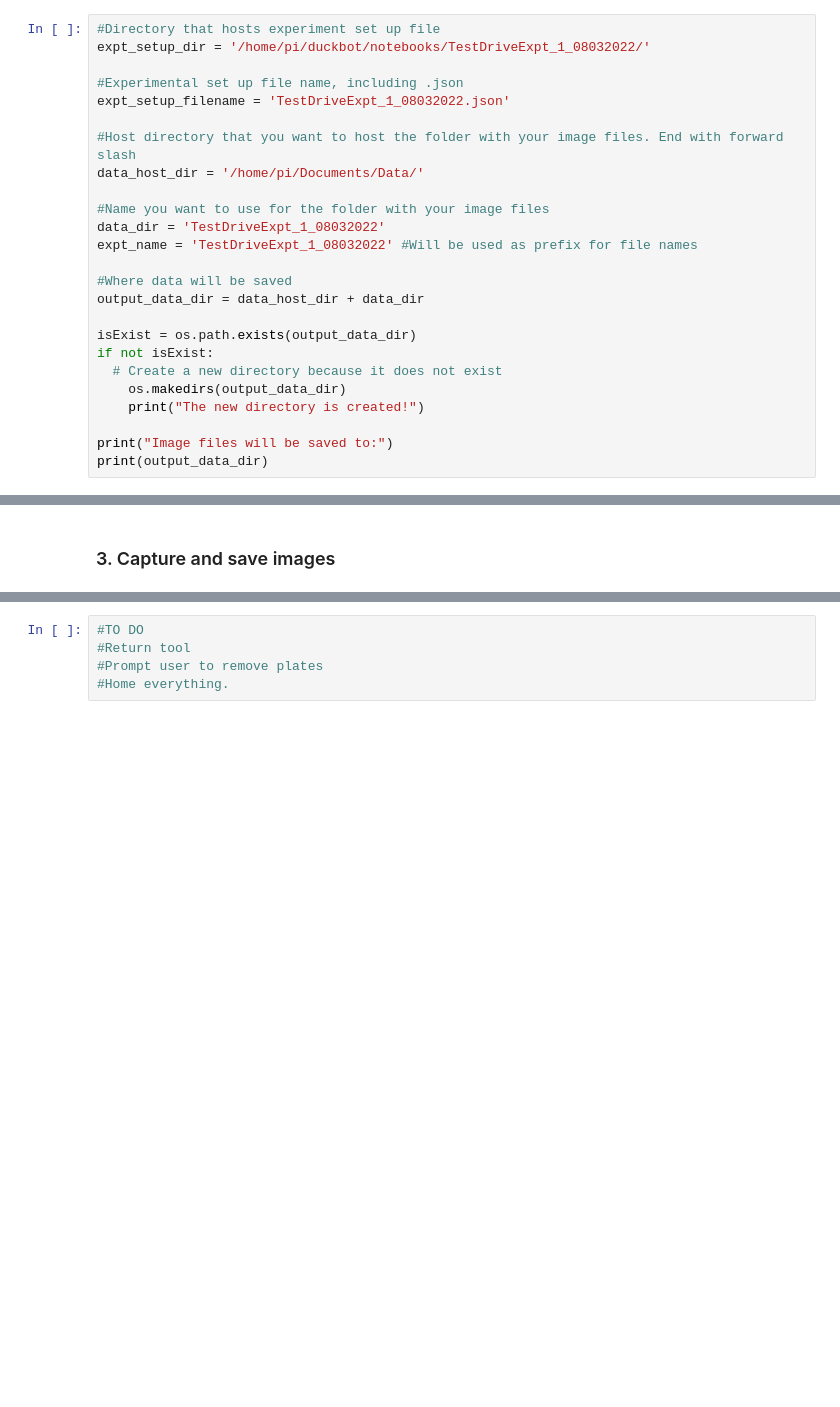
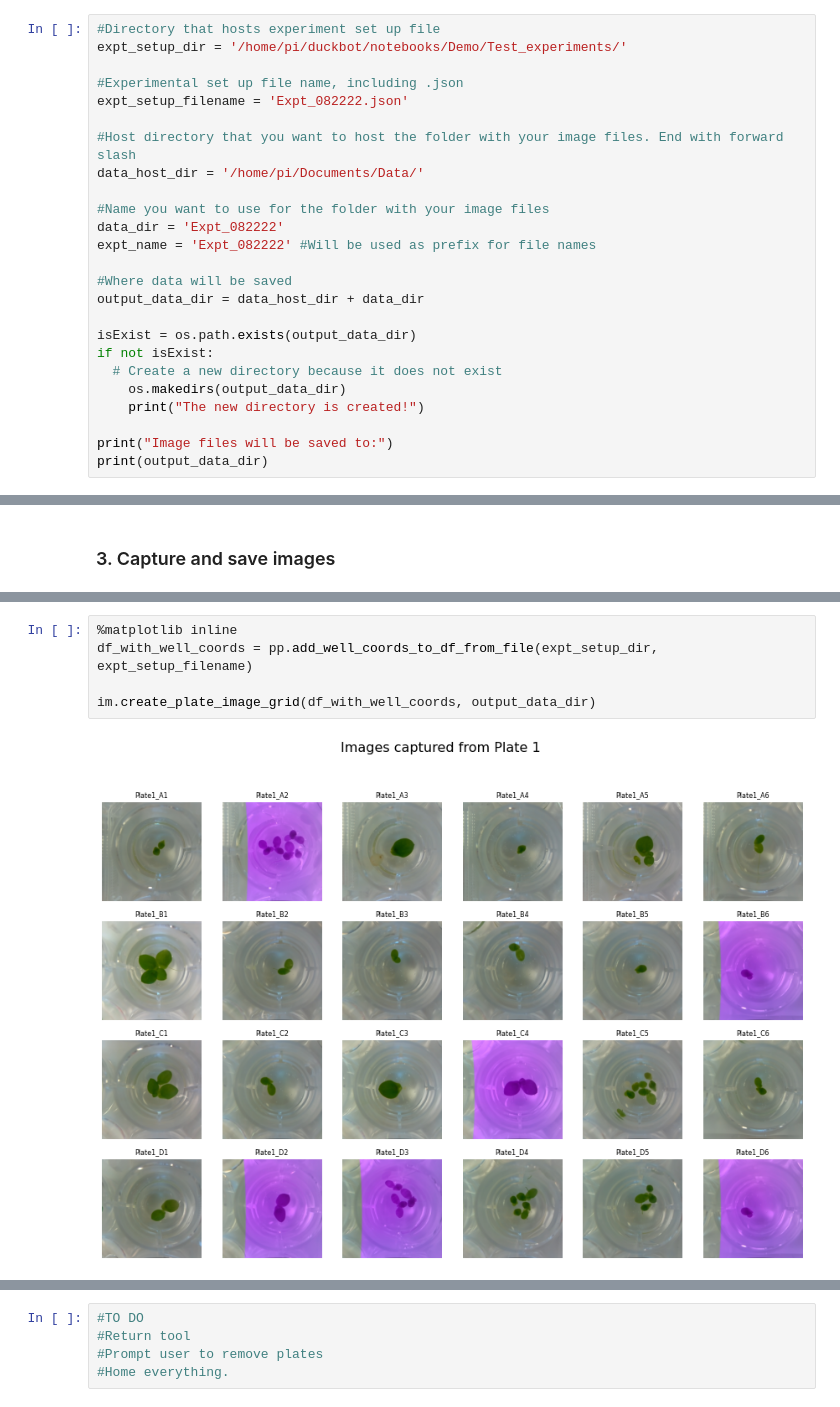
Before and after one commit to machineagency/duckbot, a Jupyter notebook: notebooks/DRAFT_Step_2_Image_plates.ipynb, the cells around one changed output, grey strips where cells are left out. Saved outputs shown, nothing was run; the diff lists cells and outputs as text; blank space fills up the shorter version.

Commit message:
updates for setting up experiment 20220822

```diff
--- a/notebooks/DRAFT_Step_2_Image_plates.ipynb
+++ b/notebooks/DRAFT_Step_2_Image_plates.ipynb
@@ -40,17 +42,17 @@ m.toolChange(1)
 ### 1. Define directories and file names
 # %%
 #Directory that hosts experiment set up file
-expt_setup_dir = '/home/pi/duckbot/notebooks/TestDriveExpt_1_08032022/'
+expt_setup_dir = '/home/pi/duckbot/notebooks/Demo/Test_experiments/'
 
 #Experimental set up file name, including .json
-expt_setup_filename = 'TestDriveExpt_1_08032022.json'
+expt_setup_filename = 'Expt_082222.json'
 
 #Host directory that you want to host the folder with your image files. End with forward slash
 data_host_dir = '/home/pi/Documents/Data/'
 
 #Name you want to use for the folder with your image files
-data_dir = 'TestDriveExpt_1_08032022'
-expt_name = 'TestDriveExpt_1_08032022' #Will be used as prefix for file names
+data_dir = 'Expt_082222'
+expt_name = 'Expt_082222' #Will be used as prefix for file names
 
 #Where data will be saved
 output_data_dir = data_host_dir + data_dir
@@ -137,0 +144,7 @@ Imaging well D4
+# %%
+%matplotlib inline
+df_with_well_coords = pp.add_well_coords_to_df_from_file(expt_setup_dir, expt_setup_filename)
+
+im.create_plate_image_grid(df_with_well_coords, output_data_dir)
+# %% [output]
+[figure, added]
```
Also changed, not shown: parts of 9 cells of this notebook, 13 other files.
